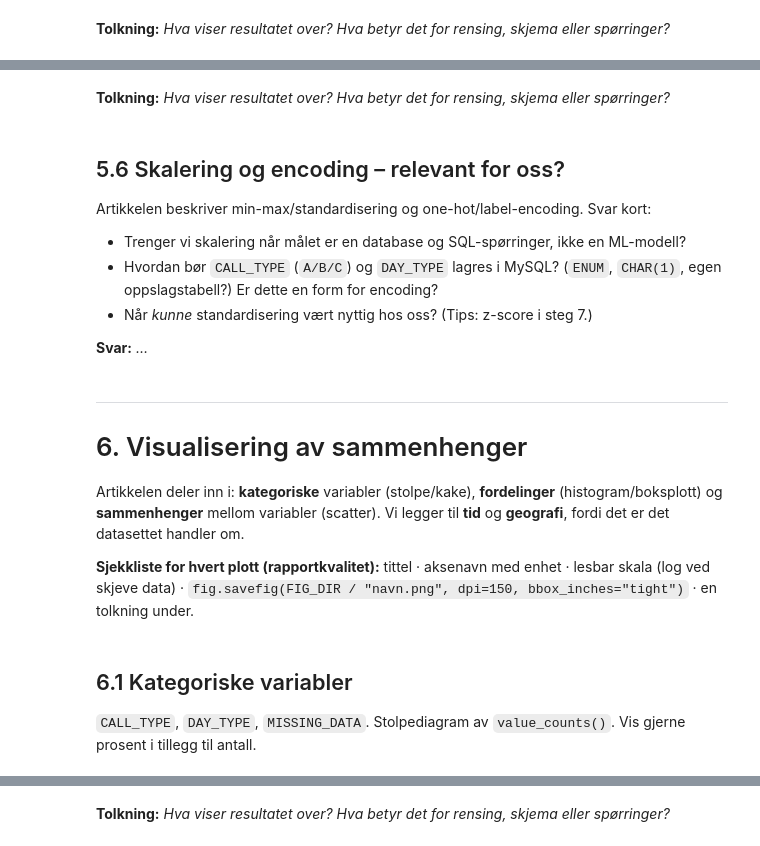
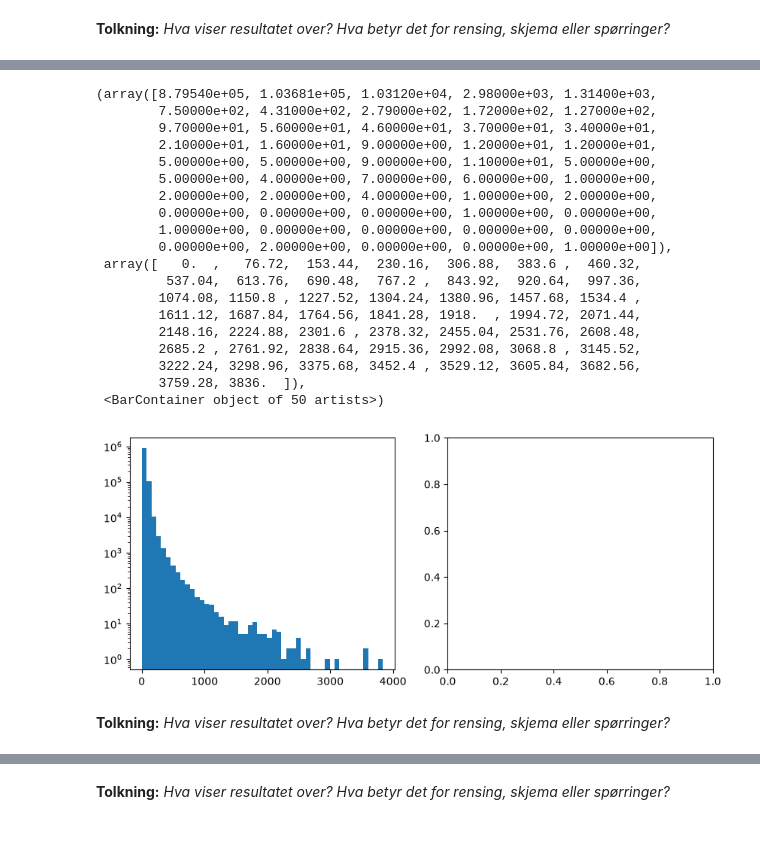
Before and after one commit to tahir1611/sdd-assingment2, a Jupyter notebook: eda_steg5-8_mal.ipynb, the cells around one changed output, grey strips where cells are left out. Cells and saved outputs as stored; diff of their text form; code cells hidden in the pictures.

```diff
--- a/eda_steg5-8_mal.ipynb
+++ b/eda_steg5-8_mal.ipynb
@@ -125,23 +273,28 @@ Variabler som `n_points`, `distance_km` og turer per taxi er trolig sterkt høyr
+# %%
+# TODO: histogram N_POINTS eller DURATION_S
+fig, (cx, dx) = plt.subplots(1,2, figsize=(10,4))
+cx.set_yscale("log")
+cx.hist(df["N_POINTS"].dropna(), bins=50)
+# %% [output]
+(array([8.79540e+05, 1.03681e+05, 1.03120e+04, 2.98000e+03, 1.31400e+03,
+        7.50000e+02, 4.31000e+02, 2.79000e+02, 1.72000e+02, 1.27000e+02,
+        9.70000e+01, 5.60000e+01, 4.60000e+01, 3.70000e+01, 3.40000e+01,
+        2.10000e+01, 1.60000e+01, 9.00000e+00, 1.20000e+01, 1.20000e+01,
+        5.00000e+00, 5.00000e+00, 9.00000e+00, 1.10000e+01, 5.00000e+00,
+        5.00000e+00, 4.00000e+00, 7.00000e+00, 6.00000e+00, 1.00000e+00,
+        2.00000e+00, 2.00000e+00, 4.00000e+00, 1.00000e+00, 2.00000e+00,
+        0.00000e+00, 0.00000e+00, 0.00000e+00, 1.00000e+00, 0.00000e+00,
+        1.00000e+00, 0.00000e+00, 0.00000e+00, 0.00000e+00, 0.00000e+00,
+        0.00000e+00, 2.00000e+00, 0.00000e+00, 0.00000e+00, 1.00000e+00]),
+ array([   0.  ,   76.72,  153.44,  230.16,  306.88,  383.6 ,  460.32,
+         537.04,  613.76,  690.48,  767.2 ,  843.92,  920.64,  997.36,
+        1074.08, 1150.8 , 1227.52, 1304.24, 1380.96, 1457.68, 1534.4 ,
+        1611.12, 1687.84, 1764.56, 1841.28, 1918.  , 1994.72, 2071.44,
+        2148.16, 2224.88, 2301.6 , 2378.32, 2455.04, 2531.76, 2608.48,
+        2685.2 , 2761.92, 2838.64, 2915.36, 2992.08, 3068.8 , 3145.52,
+        3222.24, 3298.96, 3375.68, 3452.4 , 3529.12, 3605.84, 3682.56,
+        3759.28, 3836.  ]),
+ <BarContainer object of 50 artists>)
+[figure, added]
 # %% [markdown]
 **Tolkning:** _Hva viser resultatet over? Hva betyr det for rensing, skjema eller spørringer?_
-# %% [markdown]
-## 5.6 Skalering og encoding – relevant for oss?
-
-Artikkelen beskriver min-max/standardisering og one-hot/label-encoding. Svar kort:
-- Trenger vi skalering når målet er en database og SQL-spørringer, ikke en ML-modell?
-- Hvordan bør `CALL_TYPE` (`A/B/C`) og `DAY_TYPE` lagres i MySQL? (`ENUM`, `CHAR(1)`, egen oppslagstabell?) Er dette en form for encoding?
-- Når *kunne* standardisering vært nyttig hos oss? (Tips: z-score i steg 7.)
-
-**Svar:** _…_
-# %% [markdown]
----
-# 6. Visualisering av sammenhenger
-
-Artikkelen deler inn i: **kategoriske** variabler (stolpe/kake), **fordelinger** (histogram/boksplott) og
-**sammenhenger** mellom variabler (scatter). Vi legger til **tid** og **geografi**, fordi det er det datasettet handler om.
-
-**Sjekkliste for hvert plott (rapportkvalitet):**
-tittel · aksenavn med enhet · lesbar skala (log ved skjeve data) · `fig.savefig(FIG_DIR / "navn.png", dpi=150, bbox_inches="tight")` · en tolkning under.
-# %% [markdown]
-## 6.1 Kategoriske variabler
-`CALL_TYPE`, `DAY_TYPE`, `MISSING_DATA`. Stolpediagram av `value_counts()`. Vis gjerne prosent i tillegg til antall.
```
Also changed, not shown: parts of 75 cells of this notebook.
